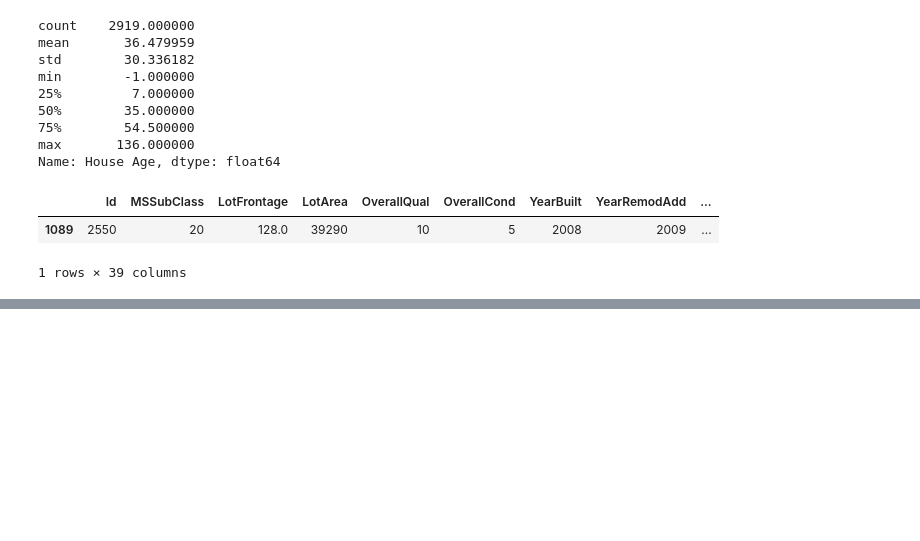
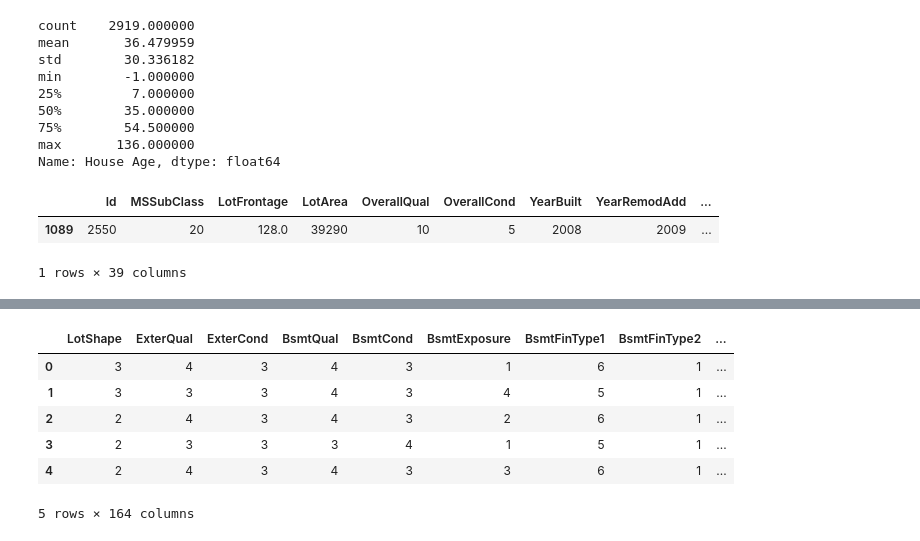
Before and after one commit to jijopjames/House-price-kaggel, a Jupyter notebook: House_price.ipynb, the cells around one changed output, grey strips where cells are left out. Saved outputs shown, nothing was run; the diff lists cells and outputs as text; code cells hidden in the pictures; blank space fills up the shorter version.

```diff
--- a/House_price.ipynb
+++ b/House_price.ipynb
@@ -678,0 +699,43 @@ numerical['TotSA'] = numerical['TotalBsmtSF'] + numerical['1stFlrSF'] + numerica
+# %%
+#Encodeing the Categorical Values which are quantifiable
+
+encoder = {'Reg':3, 'IR1':2, 'IR2':1, 'IR3':0, 'None':0,
+           'Ex':5, 'Gd':4, 'TA':3, 'Fa':2, 'Po':1, 'None':0,
+           'GLQ':6, 'ALQ':5, 'BLQ':4, 'Rec':3, 'LwQ':2, 'Unf':1, 'None':0,
+           'Y':1, 'N':0,'None':0}
+
+bsmExpo ={'Gd':4,'Av':3, 'Mn':2, 'No':1, 'None':0}
+
+paved = {'Y':2, 'P':1, 'N':0, 'None':0}
+
+categorical['LotShape'] = categorical['LotShape'].map(encoder)
+categorical['ExterQual'] = categorical['ExterQual'].map(encoder)
+categorical['ExterCond'] = categorical['ExterCond'].map(encoder)
+categorical['BsmtCond'] = categorical['BsmtCond'].map(encoder)
+categorical['BsmtQual'] = categorical['BsmtQual'].map(encoder)
+categorical['BsmtExposure'] = categorical['BsmtExposure'].map(bsmExpo)
+categorical['HeatingQC'] = categorical['HeatingQC'].map(encoder)
+categorical['KitchenQual'] = categorical['KitchenQual'].map(encoder)
+categorical['FireplaceQu'] = categorical['FireplaceQu'].map(encoder)
+categorical['GarageQual'] = categorical['GarageQual'].map(encoder)
+categorical['GarageCond'] = categorical['GarageCond'].map(encoder)
+categorical['BsmtFinType1'] = categorical['BsmtFinType1'].map(encoder)
+categorical['BsmtFinType2'] = categorical['BsmtFinType2'].map(encoder)
+categorical['CentralAir'] = categorical['CentralAir'].map(encoder)
+categorical['PavedDrive'] = categorical['PavedDrive'].map(paved)
+# %%
+#Encodeing the Categorical Values which are not quantifiable
+#unsing hot encoder to encode the rest of categorical features
+
+rest_categorical = categorical.select_dtypes(include=['object'])
+categorical = pd.get_dummies(categorical, columns=rest_categorical.columns)
+# %%
+categorical.head()
+# %% [output]
+|  | LotShape | ExterQual | ExterCond | BsmtQual | BsmtCond | BsmtExposure | BsmtFinType1 | BsmtFinType2 | ... |
+| 0 | 3 | 4 | 3 | 4 | 3 | 1 | 6 | 1 | ... |
+| 1 | 3 | 3 | 3 | 4 | 3 | 4 | 5 | 1 | ... |
+| 2 | 2 | 4 | 3 | 4 | 3 | 2 | 6 | 1 | ... |
+| 3 | 2 | 3 | 3 | 3 | 4 | 1 | 5 | 1 | ... |
+| 4 | 2 | 4 | 3 | 4 | 3 | 3 | 6 | 1 | ... |
+5 rows × 164 columns
```
Also changed, not shown: parts of 9 cells of this notebook.
